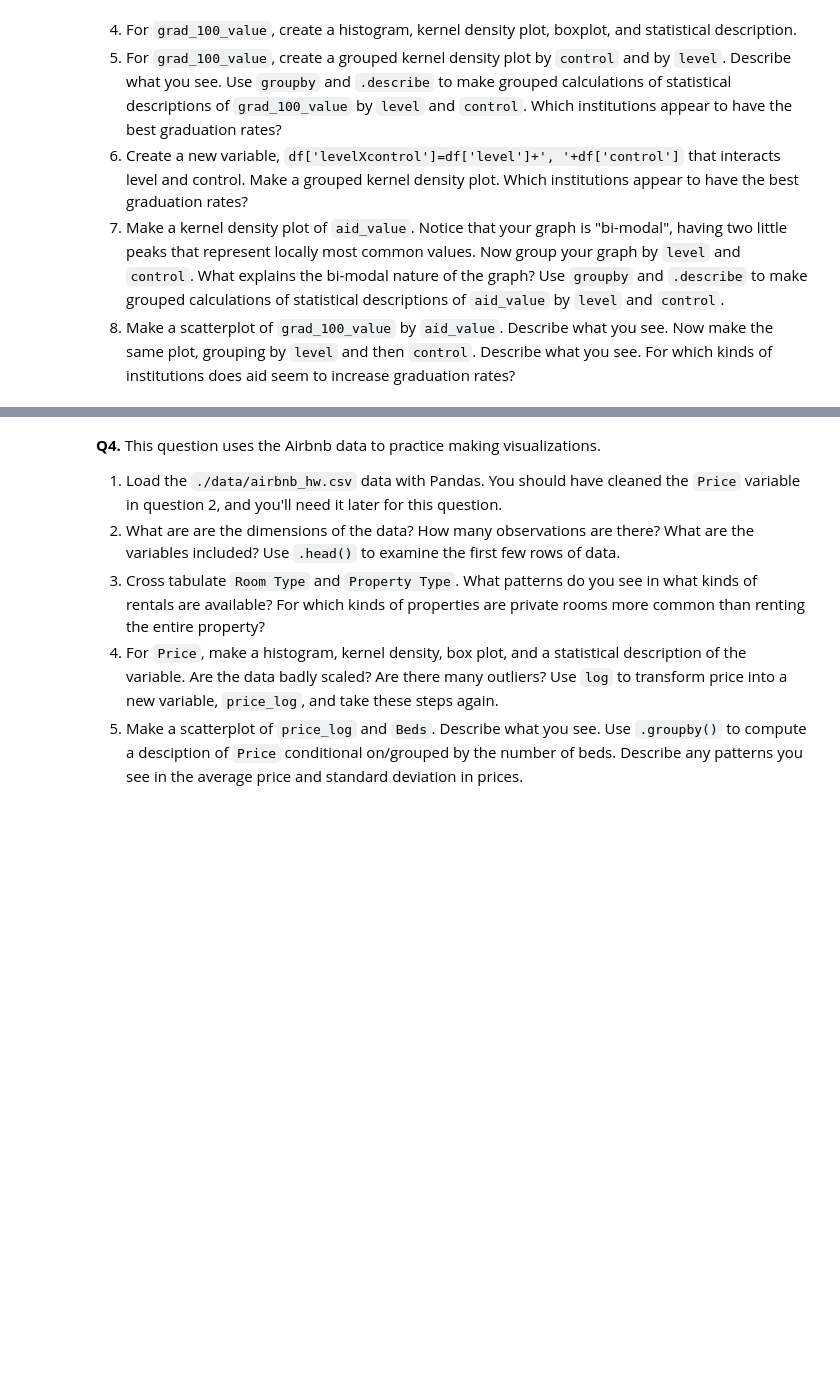
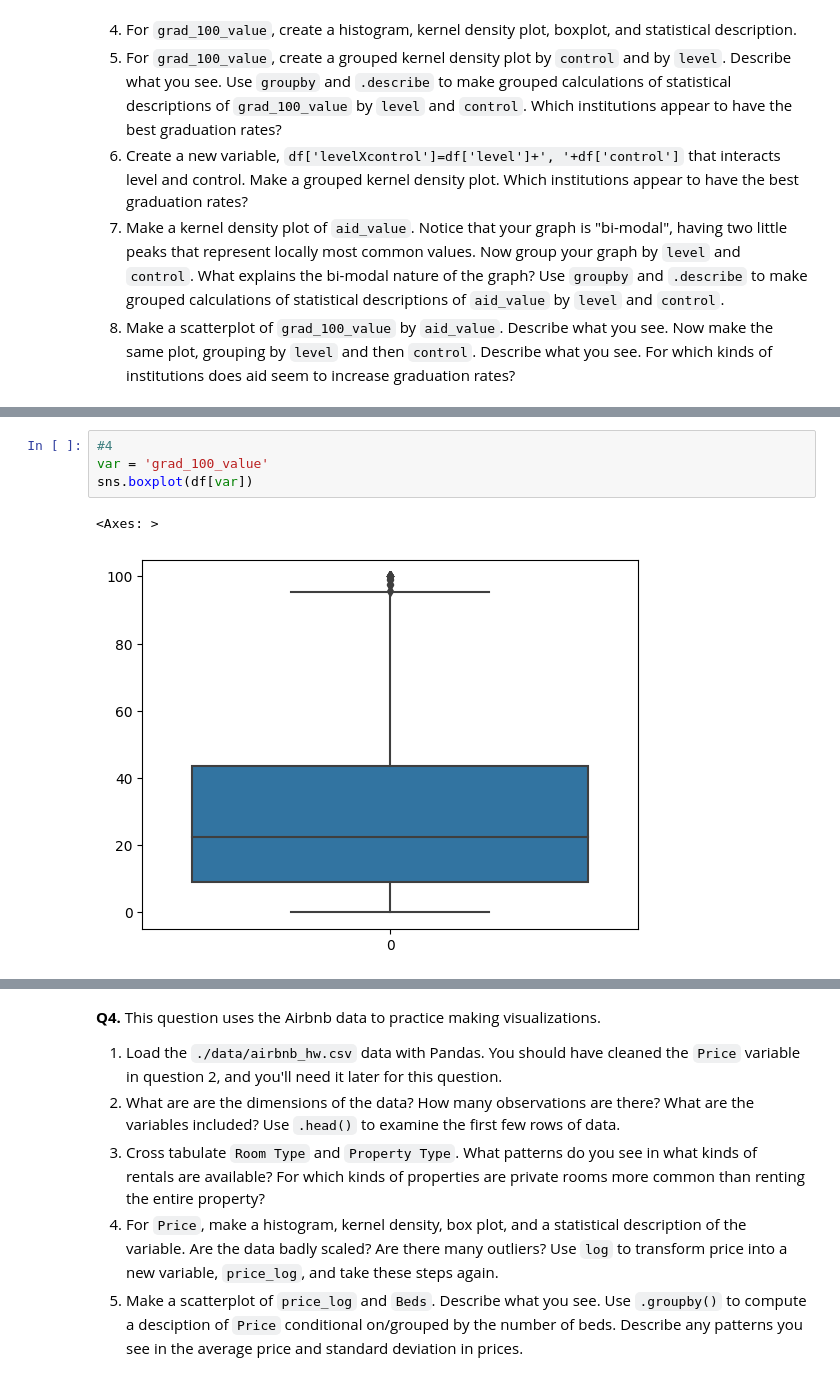
Before and after one commit to ToriStoner/assignment2, a Jupyter notebook: assignment2.ipynb, the cells around one changed output, grey strips where cells are left out. Drawn from its saved outputs; the diff is of its cells as text; blank space fills up the shorter version.

```diff
--- a/assignment2.ipynb
+++ b/assignment2.ipynb
@@ -172,0 +192,7 @@ NameError: ignored
+# %%
+#4
+var = 'grad_100_value'
+sns.boxplot(df[var])
+# %% [output]
+<Axes: >
+[figure, added]
```
Also changed, not shown: parts of 12 cells of this notebook.
